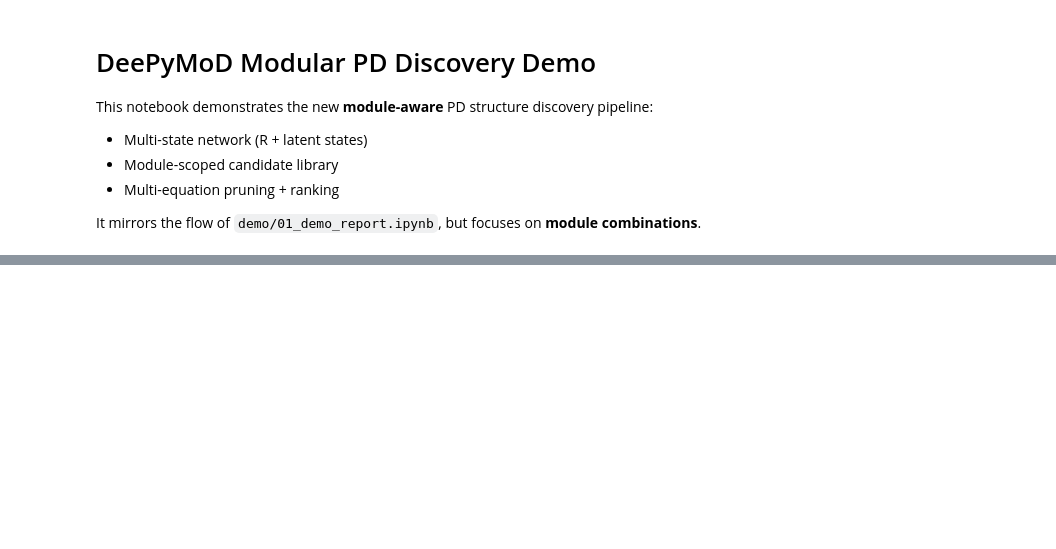
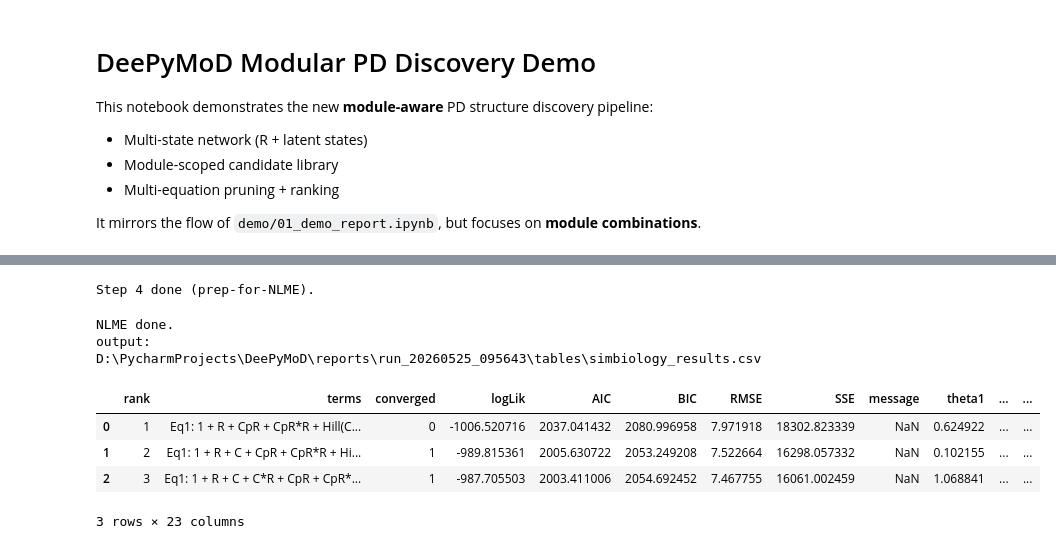
Before and after one commit to cat-on-tree/DeePyMoD, a Jupyter notebook: demo/02_modular_demo.ipynb, the cells around one changed output, grey strips where cells are left out. Saved outputs shown, nothing was run; the diff lists cells and outputs as text; code cells hidden in the pictures; blank space fills up the shorter version.

```diff
--- a/demo/02_modular_demo.ipynb
+++ b/demo/02_modular_demo.ipynb
@@ -134,0 +255,50 @@ summary
+# %%
+import pandas as pd
+from src.pipeline.multistart_refit import run_multistart_refit
+
+df_long = pd.read_csv(os.path.join(manifest["paths"]["run_dir"], "data", "pkpd_long.csv"))
+topk_payload = json.load(open(topk_json, "r", encoding="utf-8"))
+
+ms_all, ms_summary = run_multistart_refit(
+    df_long=df_long,
+    topk_payload=topk_payload,
+    n_restarts=12,
+    seed=20260419,
+    train_frac=0.7,
+    keep_time_order=True,
+)
+
+ms_all.to_csv(os.path.join(manifest["paths"]["run_dir"], "tables", "multistart_all_runs.csv"), index=False)
+ms_summary.to_csv(os.path.join(manifest["paths"]["run_dir"], "tables", "multistart_summary.csv"), index=False)
+
+print("Step 4 done (prep-for-NLME).")
+# %% [output]
+Step 4 done (prep-for-NLME).
+# %%
+import os
+import pandas as pd
+from src.pipeline.run_simbiology_validation import run_simbiology_validation
+
+# Step 3 生成的 topk_candidates.json
+topk_payload = json.load(open(topk_json, "r", encoding="utf-8"))
+
+df_sbio = run_simbiology_validation(
+    pop_data=pop_data,
+    top_results=topk_payload["candidates"],
+    project_root="..",
+)
+
+out_csv = os.path.join(manifest["paths"]["run_dir"], "tables", "simbiology_results.csv")
+df_sbio.to_csv(out_csv, index=False)
+
+print("NLME done.")
+print("output:", out_csv)
+display(df_sbio.head())
+# %% [output]
+NLME done.
+output: D:\PycharmProjects\DeePyMoD\reports\run_20260525_095643\tables\simbiology_results.csv
+|  | rank | terms | converged | logLik | AIC | BIC | RMSE | SSE | message | theta1 | ... | ... |
+| 0 | 1 | Eq1: 1 + R + CpR + CpR*R + Hill(C... | 0 | -1006.520716 | 2037.041432 | 2080.996958 | 7.971918 | 18302.823339 | NaN | 0.624922 | ... | ... |
+| 1 | 2 | Eq1: 1 + R + C + CpR + CpR*R + Hi... | 1 | -989.815361 | 2005.630722 | 2053.249208 | 7.522664 | 16298.057332 | NaN | 0.102155 | ... | ... |
+| 2 | 3 | Eq1: 1 + R + C + C*R + CpR + CpR*... | 1 | -987.705503 | 2003.411006 | 2054.692452 | 7.467755 | 16061.002459 | NaN | 1.068841 | ... | ... |
+3 rows × 23 columns
```
Also changed, not shown: parts of 9 cells of this notebook, 10 other files.
